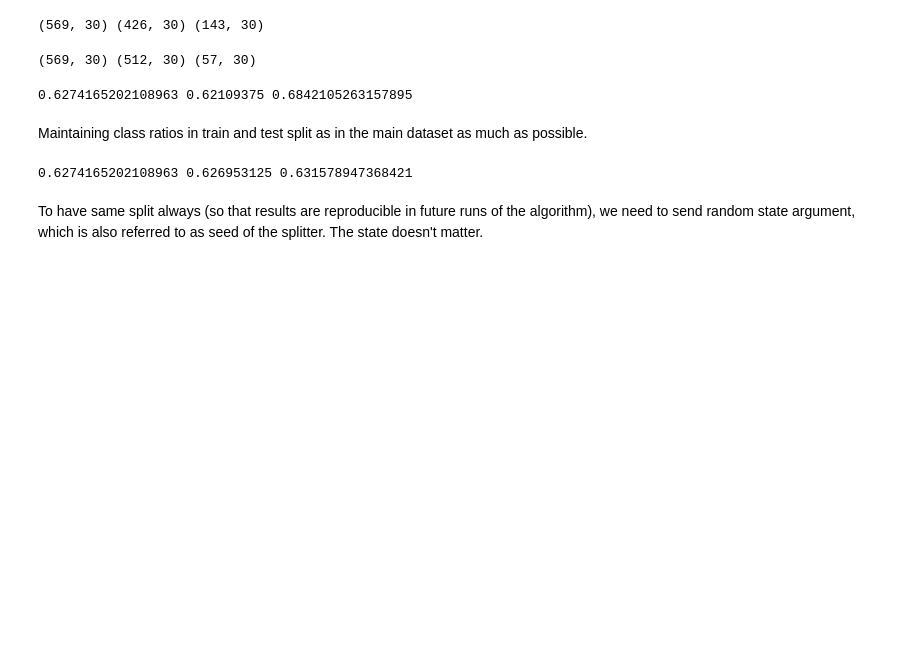
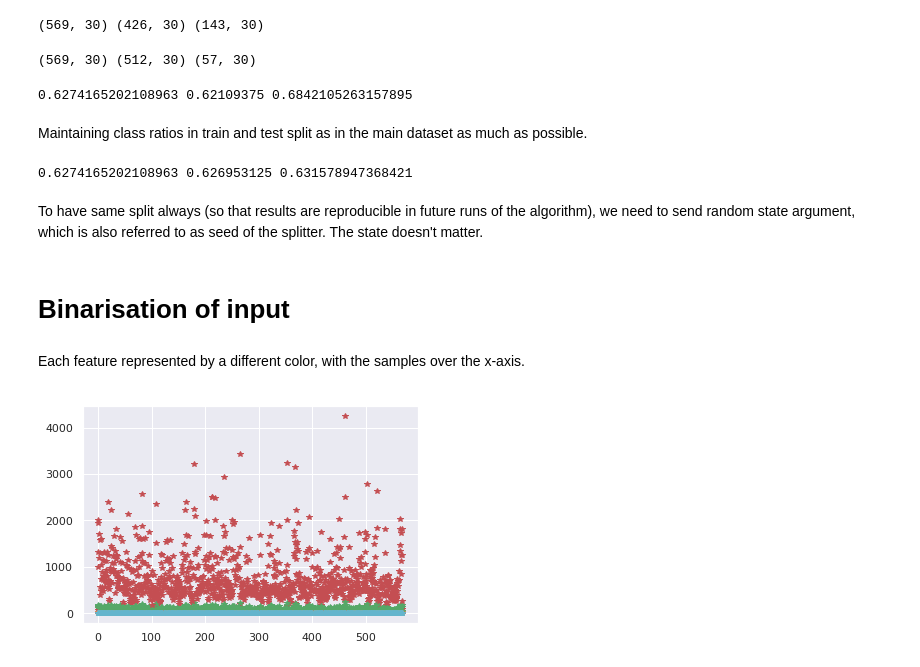
Before and after one commit to championballer/one-fourth-labs-deep-learning, a Jupyter notebook: Lecture 7 - MCP and Perceptron Code/0922_MPNeuron.ipynb, the cells around one changed output. Cells and saved outputs as stored; diff of their text form; code cells hidden in the pictures; blank space fills up the shorter version.

```diff
--- a/Lecture 7 - MCP and Perceptron Code/0922_MPNeuron.ipynb
+++ b/Lecture 7 - MCP and Perceptron Code/0922_MPNeuron.ipynb
@@ -142,3 +149,16 @@ print(y.mean(),y_train.mean(),y_test.mean())
 To have same split always (so that results are reproducible in future runs of the algorithm), we need to send random state argument, which is also referred to as seed of the splitter. The state doesn't matter.
 # %%
 x_train,x_test,y_train,y_test = train_test_split(x,y,test_size=0.1,stratify=y,random_state=1)
+# %% [markdown]
+# Binarisation of input
+# %%
+import matplotlib.pyplot as plt
+import seaborn as sns
+sns.set()
+# %% [markdown]
+Each feature represented by a different color, with the samples over the x-axis.
+# %%
+plt.plot(x_train,'*')
+plt.show()
+# %% [output]
+[figure, added]
```
Also changed, not shown: parts of 21 cells of this notebook.
